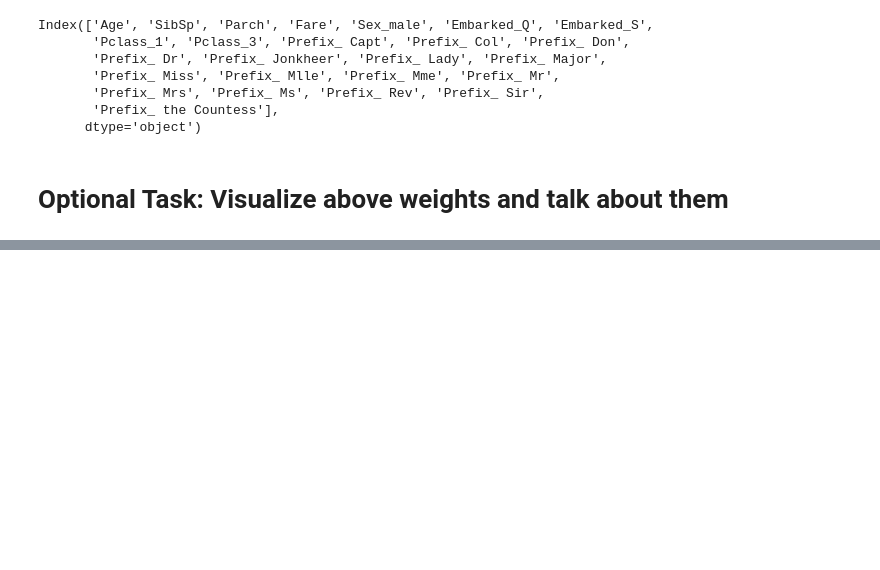
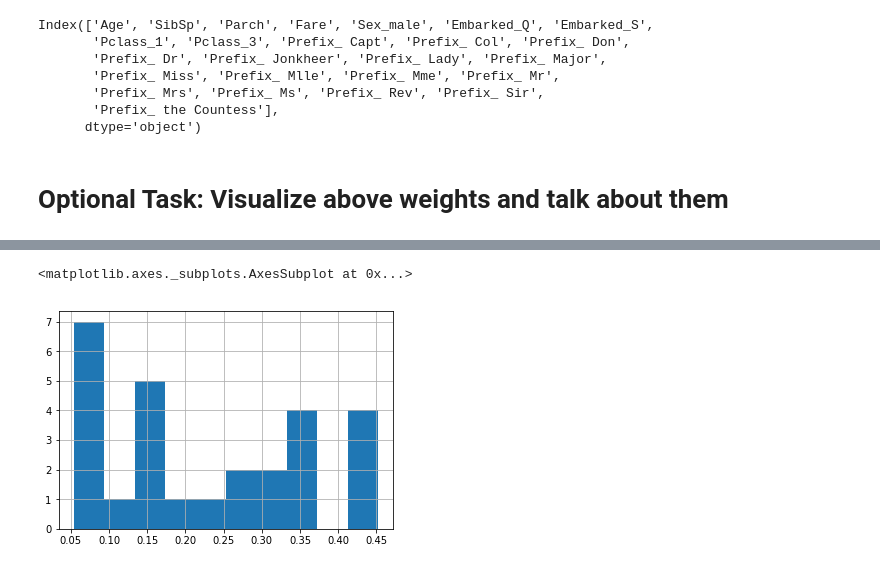
Before and after one commit to Code-IT-code/Regression, a Jupyter notebook: Logistic_Regression_Titanic_Dataset.ipynb, the cells around one changed output, grey strips where cells are left out. Cells and saved outputs as stored; diff of their text form; code cells hidden in the pictures; blank space fills up the shorter version.

```diff
--- a/Logistic_Regression_Titanic_Dataset.ipynb
+++ b/Logistic_Regression_Titanic_Dataset.ipynb
@@ -188,0 +313,5 @@ Index(['Age', 'SibSp', 'Parch', 'Fare', 'Sex_male', 'Embarked_Q', 'Embarked_S',
+# %%
+df3[df3['Category'] == 'FN']['Probabilities'].hist()
+# %% [output]
+<matplotlib.axes._subplots.AxesSubplot at 0x...>
+[figure, added]
```
Also changed, not shown: parts of 19 cells of this notebook.
